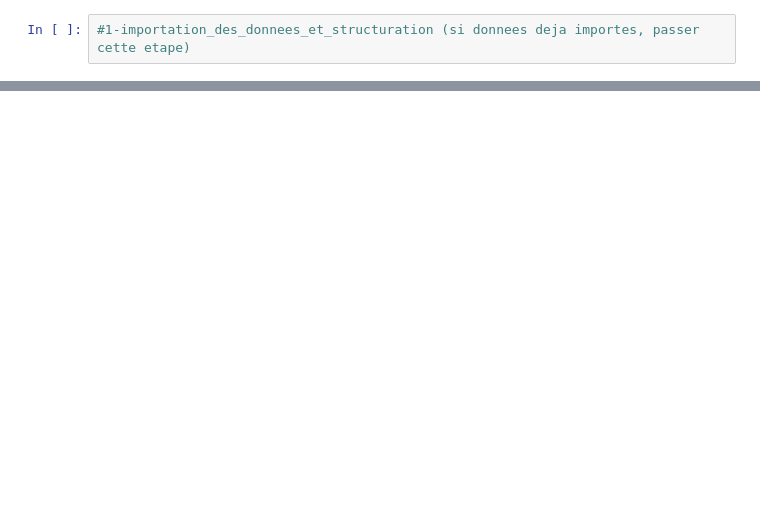
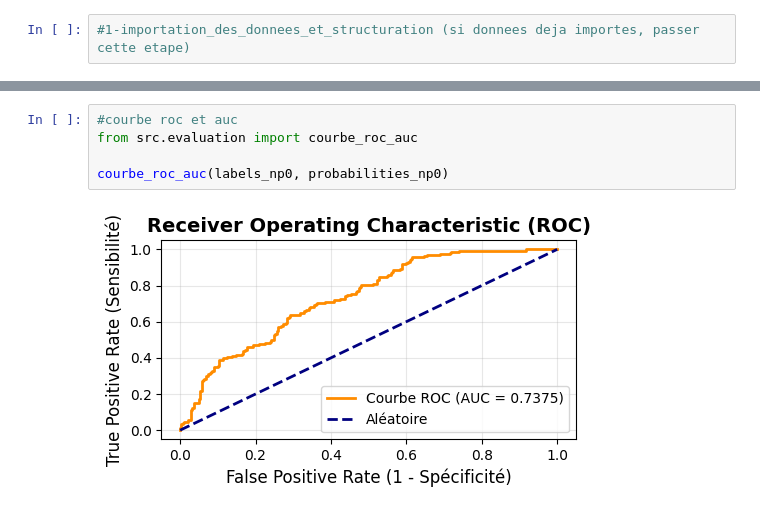
Before and after one commit to diabitbol/ot-domain-adaptation-mammography, a Jupyter notebook: projet/main.ipynb, the cells around one changed output, grey strips where cells are left out. Saved outputs shown, nothing was run; the diff lists cells and outputs as text; blank space fills up the shorter version.

```diff
--- a/projet/main.ipynb
+++ b/projet/main.ipynb
@@ -128,2 +193,9 @@ RuntimeError: The NVIDIA driver on your system is too old (found version 12090).
+# %%
+#courbe roc et auc
+from src.evaluation import courbe_roc_auc
+
+courbe_roc_auc(labels_np0, probabilities_np0)
+# %% [output]
+[figure, added]
 # %%
 #4-evaluation_modele_sur_vindr
```
Also changed, not shown: parts of 34 cells of this notebook, 6 other files.
